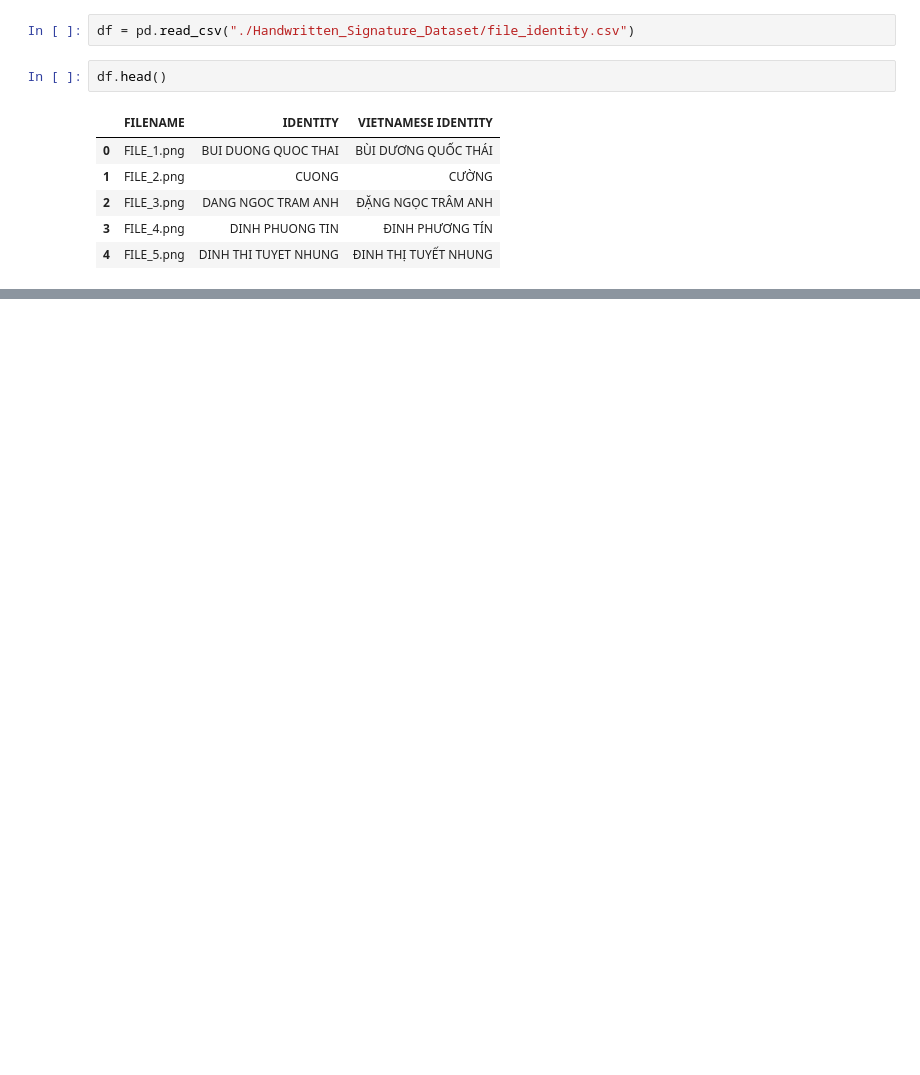
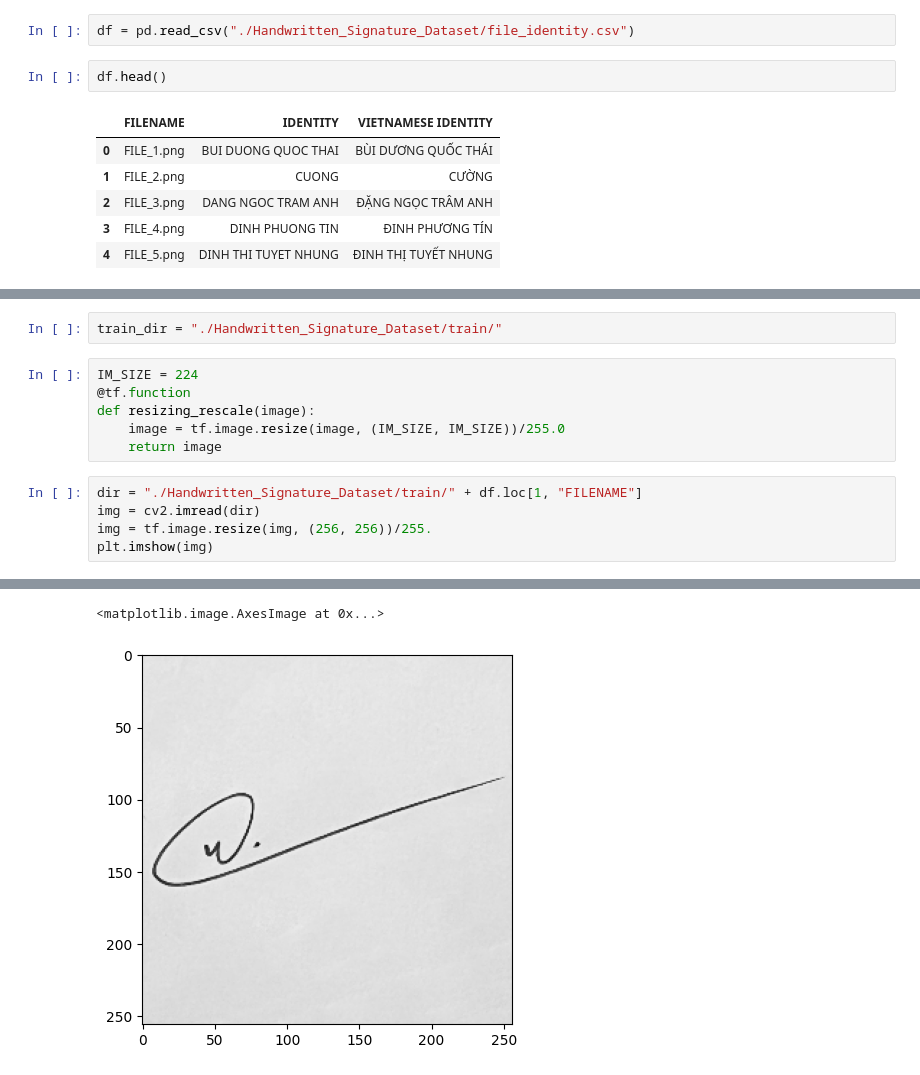
Before and after one commit to khongtrii/Research, a Jupyter notebook: Handwritten Signature Recognition By Me.ipynb, the cells around one changed output, grey strips where cells are left out. Drawn from its saved outputs; the diff is of its cells as text; blank space fills up the shorter version.

```diff
--- a/Handwritten Signature Recognition By Me.ipynb
+++ b/Handwritten Signature Recognition By Me.ipynb
@@ -32,0 +49,14 @@ libpng warning: iCCP: known incorrect sRGB profile
+# %%
+train_dir = "./Handwritten_Signature_Dataset/train/"
+# %%
+IM_SIZE = 224
+@tf.function
+def resizing_rescale(image):
+    image = tf.image.resize(image, (IM_SIZE, IM_SIZE))/255.0
+    return image
+# %%
+dir = "./Handwritten_Signature_Dataset/train/" + df.loc[1, "FILENAME"]
+img = cv2.imread(dir)
+img = tf.image.resize(img, (256, 256))/255.
+plt.imshow(img)
+# %% [output]
@@ -32,0 +64,2 @@ libpng warning: iCCP: known incorrect sRGB profile
+<matplotlib.image.AxesImage at 0x...>
+[figure, added]
```
Also changed, not shown: parts of 5 cells of this notebook.
